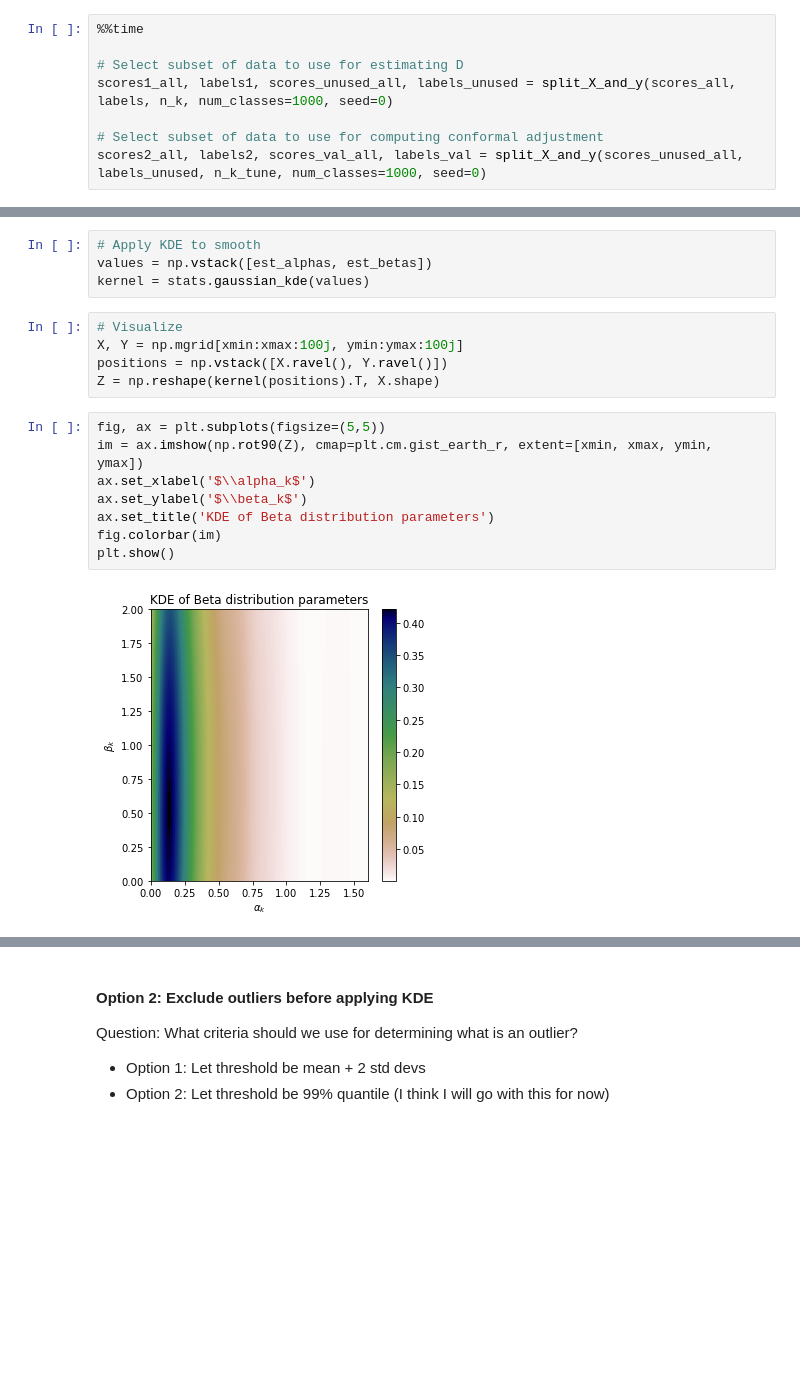
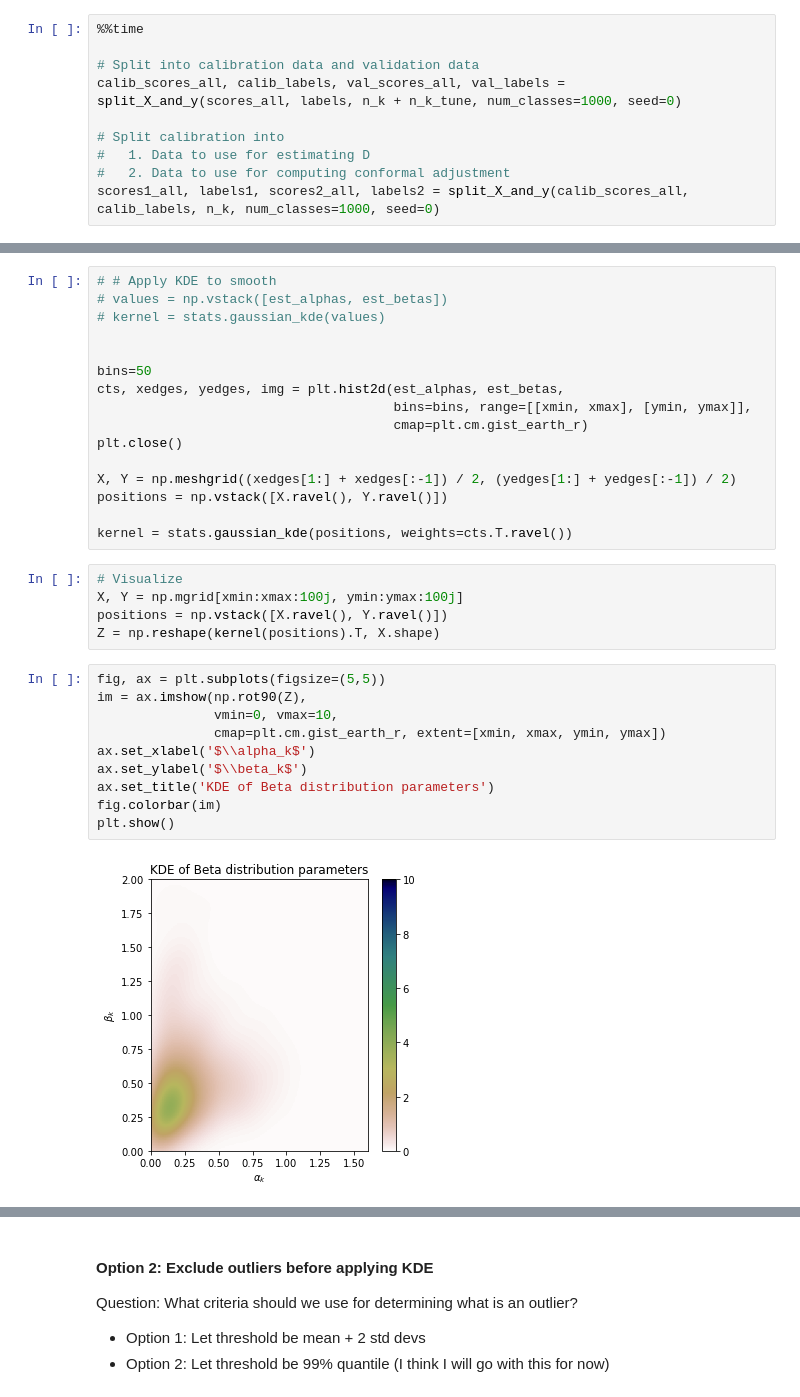
Before and after one commit to tiffanyding/empirical-bayes-conformal, a Jupyter notebook: pipeline.ipynb, the cells around one changed output, grey strips where cells are left out. Saved outputs shown, nothing was run; the diff lists cells and outputs as text; blank space fills up the shorter version.

```diff
--- a/pipeline.ipynb
+++ b/pipeline.ipynb
@@ -47,9 +51,11 @@ num_classes = 1000 # Number of classes in ImageNet
 # %%
 %%time
 
-# Select subset of data to use for estimating D
-scores1_all, labels1, scores_unused_all, labels_unused = split_X_and_y(scores_all, labels, n_k, num_classes=1000, seed=0)
+# Split into calibration data and validation data
+calib_scores_all, calib_labels, val_scores_all, val_labels = split_X_and_y(scores_all, labels, n_k + n_k_tune, num_classes=1000, seed=0)
 
-# Select subset of data to use for computing conformal adjustment
-scores2_all, labels2, scores_val_all, labels_val = split_X_and_y(scores_unused_all, labels_unused, n_k_tune, num_classes=1000, seed=0)
+# Split calibration into
+#   1. Data to use for estimating D
+#   2. Data to use for computing conformal adjustment
+scores1_all, labels1, scores2_all, labels2 = split_X_and_y(calib_scores_all, calib_labels, n_k, num_classes=1000, seed=0)
 # %% [output]
@@ -159,9 +179,21 @@ There are definitely some outliers!
 # %% [markdown]
 #### Option 1: Apply KDE to all data
 # %%
-# Apply KDE to smooth
-values = np.vstack([est_alphas, est_betas])
-kernel = stats.gaussian_kde(values)
+# # Apply KDE to smooth
+# values = np.vstack([est_alphas, est_betas])
+# kernel = stats.gaussian_kde(values)
+
+
+bins=50
+cts, xedges, yedges, img = plt.hist2d(est_alphas, est_betas,
+                                      bins=bins, range=[[xmin, xmax], [ymin, ymax]],
+                                      cmap=plt.cm.gist_earth_r)
+plt.close()
+
+X, Y = np.meshgrid((xedges[1:] + xedges[:-1]) / 2, (yedges[1:] + yedges[:-1]) / 2)
+positions = np.vstack([X.ravel(), Y.ravel()])
+
+kernel = stats.gaussian_kde(positions, weights=cts.T.ravel())
 # %%
 # Visualize
 X, Y = np.mgrid[xmin:xmax:100j, ymin:ymax:100j]
@@ -169,12 +201,14 @@ positions = np.vstack([X.ravel(), Y.ravel()])
 Z = np.reshape(kernel(positions).T, X.shape)
 # %%
 fig, ax = plt.subplots(figsize=(5,5))
-im = ax.imshow(np.rot90(Z), cmap=plt.cm.gist_earth_r, extent=[xmin, xmax, ymin, ymax])
+im = ax.imshow(np.rot90(Z),
+               vmin=0, vmax=10,
+               cmap=plt.cm.gist_earth_r, extent=[xmin, xmax, ymin, ymax])
 ax.set_xlabel('$\\alpha_k$')
 ax.set_ylabel('$\\beta_k$')
 ax.set_title('KDE of Beta distribution parameters')
 fig.colorbar(im)
 plt.show()
 # %% [output]
-[figure, old version]
+[figure, new version]
 # %% [markdown]
```
Also changed, not shown: parts of 36 cells of this notebook, 7 other files.
